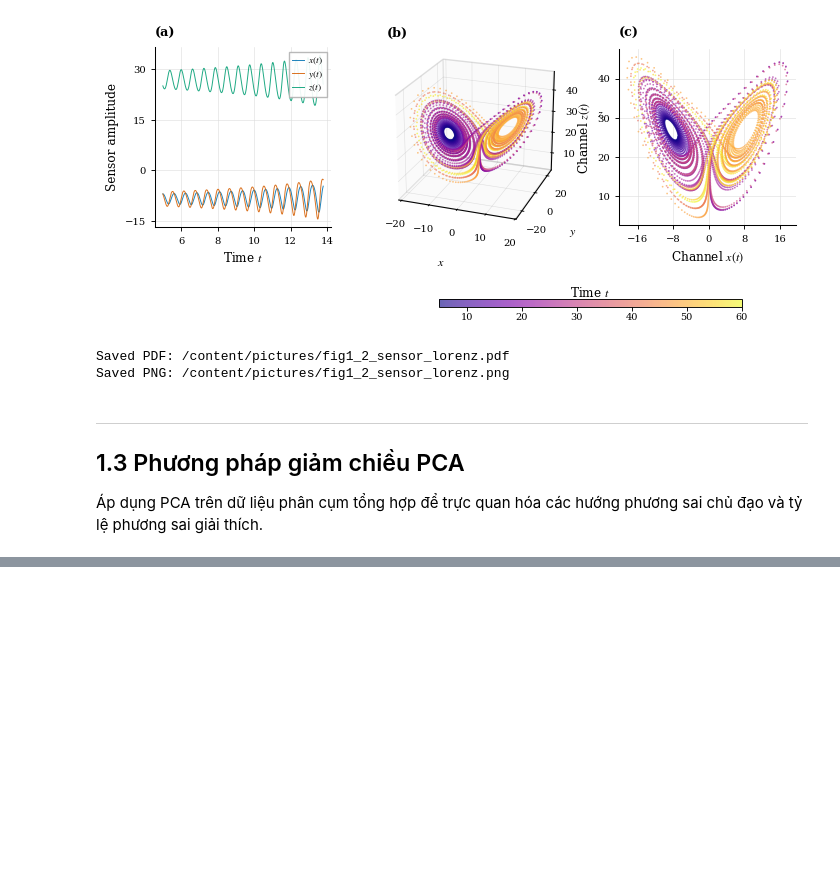
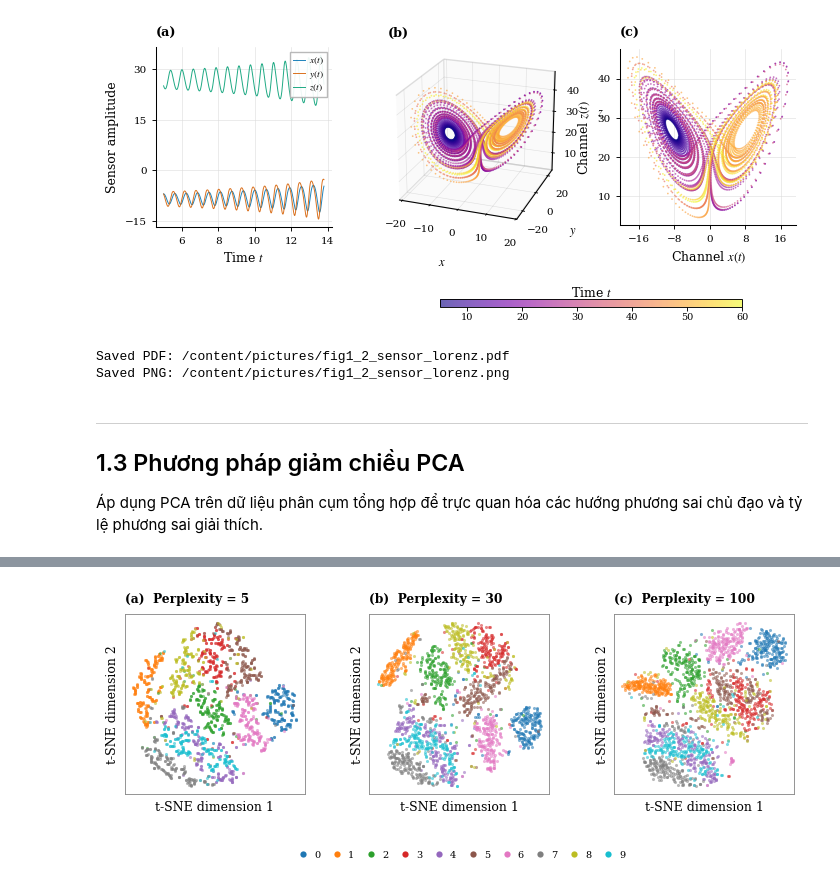
Before and after one commit to ntanphu/ML-HK261, a Jupyter notebook: introduction.ipynb, the cells around one changed output, grey strips where cells are left out. Saved outputs shown, nothing was run; the diff lists cells and outputs as text; code cells hidden in the pictures; blank space fills up the shorter version.

```diff
--- a/introduction.ipynb
+++ b/introduction.ipynb
@@ -984,0 +823,84 @@ This report develops an **academic and implementation-oriented study** of Techni
+# %%
+
+import os
+import numpy as np
+import matplotlib.pyplot as plt
+from matplotlib.lines import Line2D
+from sklearn.decomposition import PCA
+from sklearn.manifold import TSNE
+from tensorflow.keras.datasets import mnist
+
+(x_train, y_train), (_, _) = mnist.load_data()
+
+rng = np.random.default_rng(42)
+samples_per_class = 200
+selected_indices = np.concatenate([rng.choice(np.flatnonzero(y_train == digit), samples_per_class, replace=False) for digit in range(10)])
+rng.shuffle(selected_indices)
+
+X_images = x_train[selected_indices]
+y_tsne = y_train[selected_indices]
+X_tsne = X_images.reshape(len(X_images), 784).astype(np.float32) / 255.0
+
+pca_preprocess = PCA(n_components=50, svd_solver="randomized", random_state=42)
+X_tsne_50d = pca_preprocess.fit_transform(X_tsne)
+
+perplexities = [5, 30, 100]
+panel_labels = ["(a)", "(b)", "(c)"]
+DIGIT_COLORS = plt.cm.tab10(np.arange(10))
+
+embeddings = []
+
+for perplexity in perplexities:
+    print(f"Running t-SNE with perplexity = {perplexity}...")
+    tsne_model = TSNE(n_components=2, perplexity=perplexity, init="pca", learning_rate="auto", random_state=42)
+    embedding = tsne_model.fit_transform(X_tsne_50d)
+    embeddings.append(embedding)
+
+fig = plt.figure(figsize=(7.2, 3.0))
+
+panel_a = [0.035, 0.270, 0.250, 0.600]
+panel_b = [0.375, 0.270, 0.250, 0.600]
+panel_c = [0.715, 0.270, 0.250, 0.600]
+panel_positions = [panel_a, panel_b, panel_c]
+
+axes = [fig.add_axes(position) for position in panel_positions]
+
+for ax, embedding, perplexity in zip(axes, embeddings, perplexities):
+    for digit in range(10):
+        mask = y_tsne == digit
+        ax.scatter(embedding[mask, 0], embedding[mask, 1], color=DIGIT_COLORS[digit], s=5.0, alpha=0.55, linewidths=0, rasterized=True, zorder=3)
+    ax.set_xlabel("t-SNE dimension 1")
+    ax.set_ylabel("t-SNE dimension 2")
+    ax.set_box_aspect(1.0)
+    ax.set_xticks([])
+    ax.set_yticks([])
+    ax.grid(False)
+    ax.spines["top"].set_color("0.55")
+    ax.spines["right"].set_color("0.55")
+    ax.spines["bottom"].set_color("0.55")
+    ax.spines["left"].set_color("0.55")
+    ax.spines["top"].set_linewidth(0.65)
+    ax.spines["right"].set_linewidth(0.65)
+    ax.spines["bottom"].set_linewidth(0.65)
+    ax.spines["left"].set_linewidth(0.65)
+
+panel_label_style = {"ha": "left", "va": "bottom", "fontsize": 8.8, "fontweight": "bold"}
+fig.text(panel_a[0], 0.900, "(a)  Perplexity = 5", **panel_label_style)
+fig.text(panel_b[0], 0.900, "(b)  Perplexity = 30", **panel_label_style)
+fig.text(panel_c[0], 0.900, "(c)  Perplexity = 100", **panel_label_style)
+
+digit_handles = [Line2D([0], [0], marker="o", linestyle="none", markerfacecolor=DIGIT_COLORS[digit], markeredgecolor="none", markersize=4.5, label=str(digit)) for digit in range(10)]
+fig.legend(handles=digit_handles, loc="lower center", bbox_to_anchor=(0.5, 0.025), ncol=10, frameon=False, handletextpad=0.15, columnspacing=0.70, fontsize=7.0)
+
+output_dir = "/content/pictures"
+os.makedirs(output_dir, exist_ok=True)
+pdf_path = os.path.join(output_dir, "fig1_5_tsne_perplexity_mnist.pdf")
+png_path = os.path.join(output_dir, "fig1_5_tsne_perplexity_mnist.png")
+
+fig.savefig(pdf_path, dpi=600, bbox_inches=None, pad_inches=0)
+fig.savefig(png_path, dpi=600, bbox_inches=None, pad_inches=0)
+plt.show()
+
+print("Saved PDF:", pdf_path)
+print("Saved PNG:", png_path)
+# %% [output]
@@ -984,0 +910 @@ This report develops an **academic and implementation-oriented study** of Techni
+[figure, added]
```
Also changed, not shown: parts of 17 cells of this notebook.
